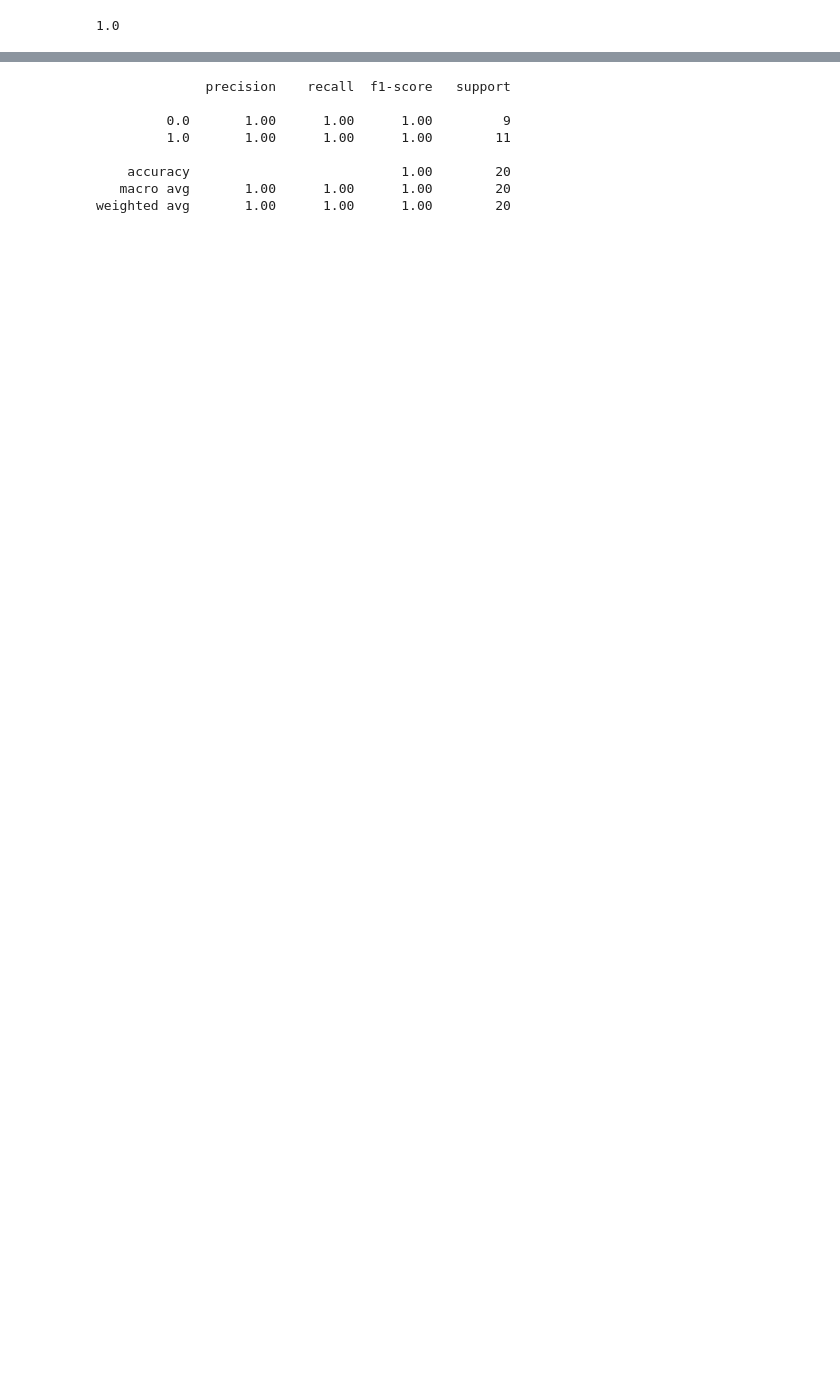
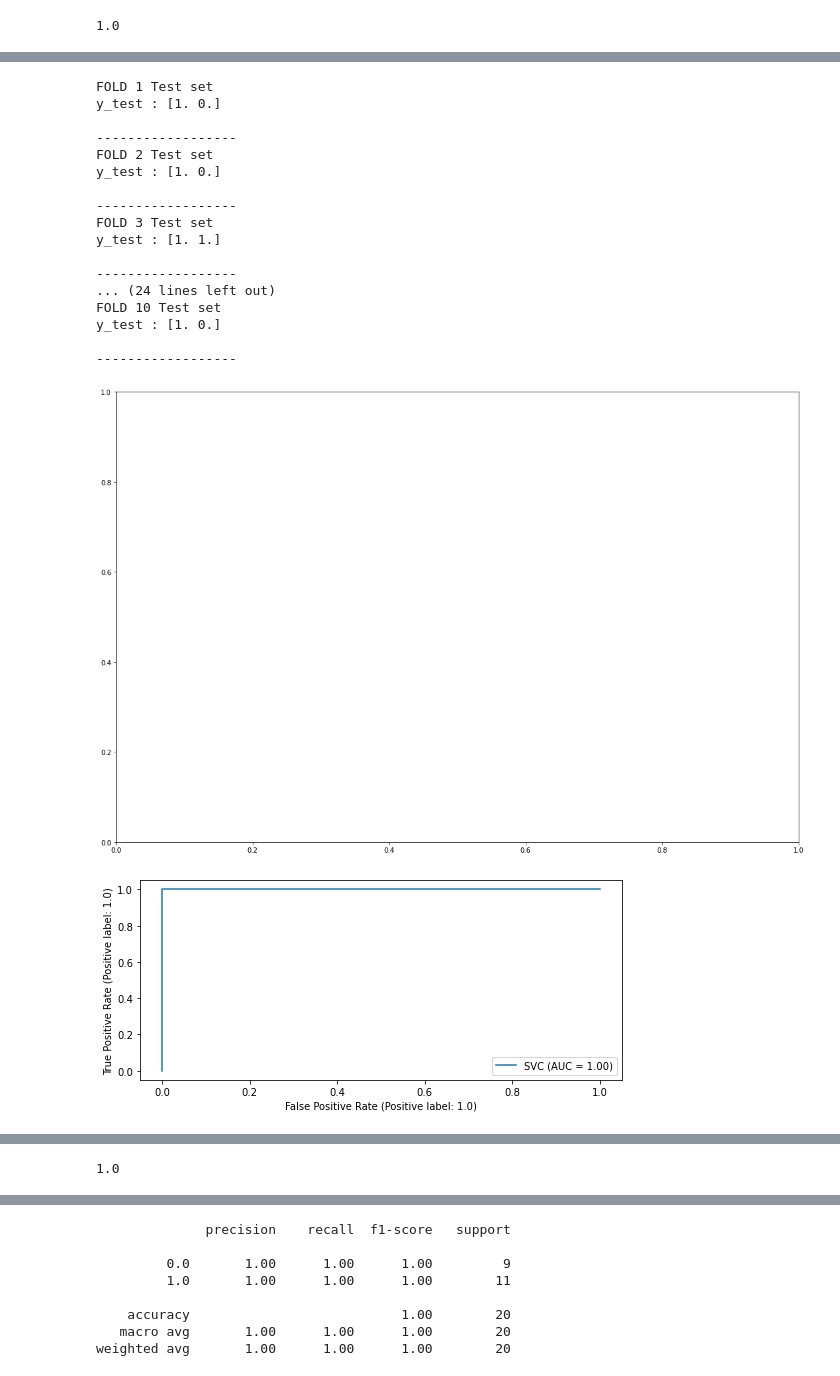
Before and after one commit to ladcva/raman_spectroscopy, a Jupyter notebook: pca_svm.ipynb, the cells around one changed output, grey strips where cells are left out. Drawn from its saved outputs; the diff is of its cells as text; code cells hidden in the pictures; blank space fills up the shorter version.

```diff
--- a/pca_ann.ipynb
+++ b/pca_svm.ipynb
@@ -280,0 +319,62 @@ Training fold: 0 - [[-22.57002072  -0.32000789]
+# %%
+# Run classifier with cross-validation and plot ROC curves
+cv = KFold(n_splits=10, shuffle=True, random_state=42)
+classifier = SVC(kernel='linear', probability=True, random_state=42)
+
+tprs = []
+aucs = []
+y_test = []
+y_pred_proba = []
+mean_fpr = np.linspace(0, 1, 100)
+
+X = X_pca
+y = target
+
+fig, ax = plt.subplots(figsize=(15,10))
+for i, (train, test) in enumerate(cv.split(X, y)):
+
+    print(f'FOLD {i+1} Test set')
+    # print(y[test])
+
+    classifier.fit(X[train], y[train])
+    # viz = roc_curve(classifier, X[test], y[test])
+    # interp_tpr = np.interp(mean_fpr, viz.fpr, viz.tpr)
+    # interp_tpr[0] = 0.0
+    # tprs.append(interp_tpr)
+    # aucs.append(viz.roc_auc)
+
+    y_test.append(y[test].to_list()[0])
+    y_test.append(y[test].to_list()[1])
+    y_pred_proba.append(classifier.predict_proba(X[test]))
+
+    RocCurveDisplay.from_estimator(classifier, X[test], y[test])
+
+    # score = roc_auc_score(y[test], classifier.predict_proba(X[test])[:, 1])
+
+
+    # summarize scores
+    # print('DM2: ROC AUC=%.3f' % (score))
+
+    print(f'y_test : {classifier.predict(X[test])} \n')
+    # print(f'AUC of fold {i+1} : {viz.roc_auc}')
+    print('------------------')
+# %% [output]
+FOLD 1 Test set
+y_test : [1. 0.]
+
+------------------
+FOLD 2 Test set
+y_test : [1. 0.]
+
+------------------
+FOLD 3 Test set
+y_test : [1. 1.]
+
+------------------
+... (24 lines left out)
+FOLD 10 Test set
+y_test : [1. 0.]
+
+------------------
+[figure, added]
+[figure, added]
@@ -280,0 +392,4 @@ Training fold: 0 - [[-22.57002072  -0.32000789]
+# %%
+roc_auc_score(y_test, y_pred_proba)
+# %% [output]
+1.0
```
Also changed, not shown: parts of 17 cells of this notebook, 6 other files.
